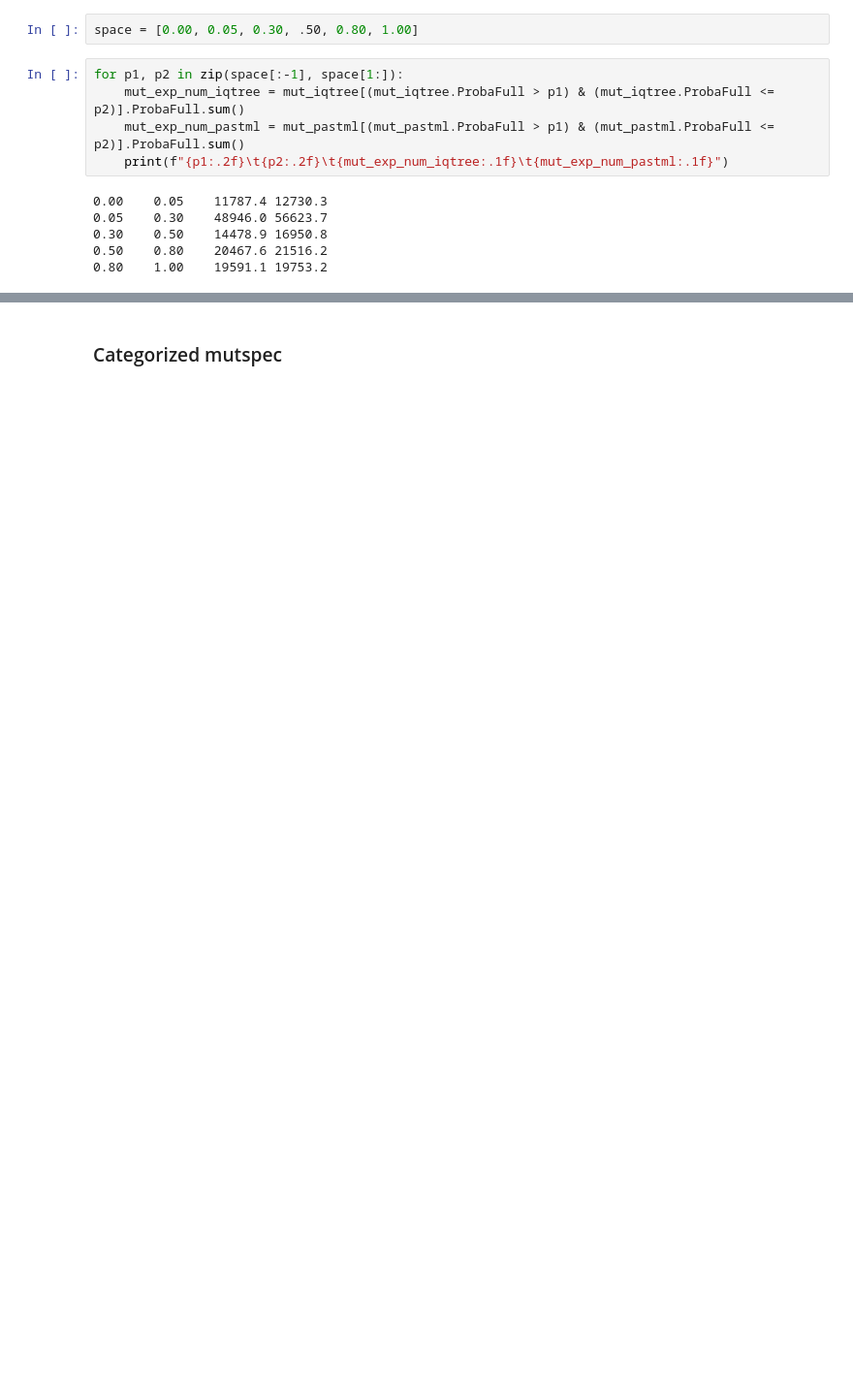
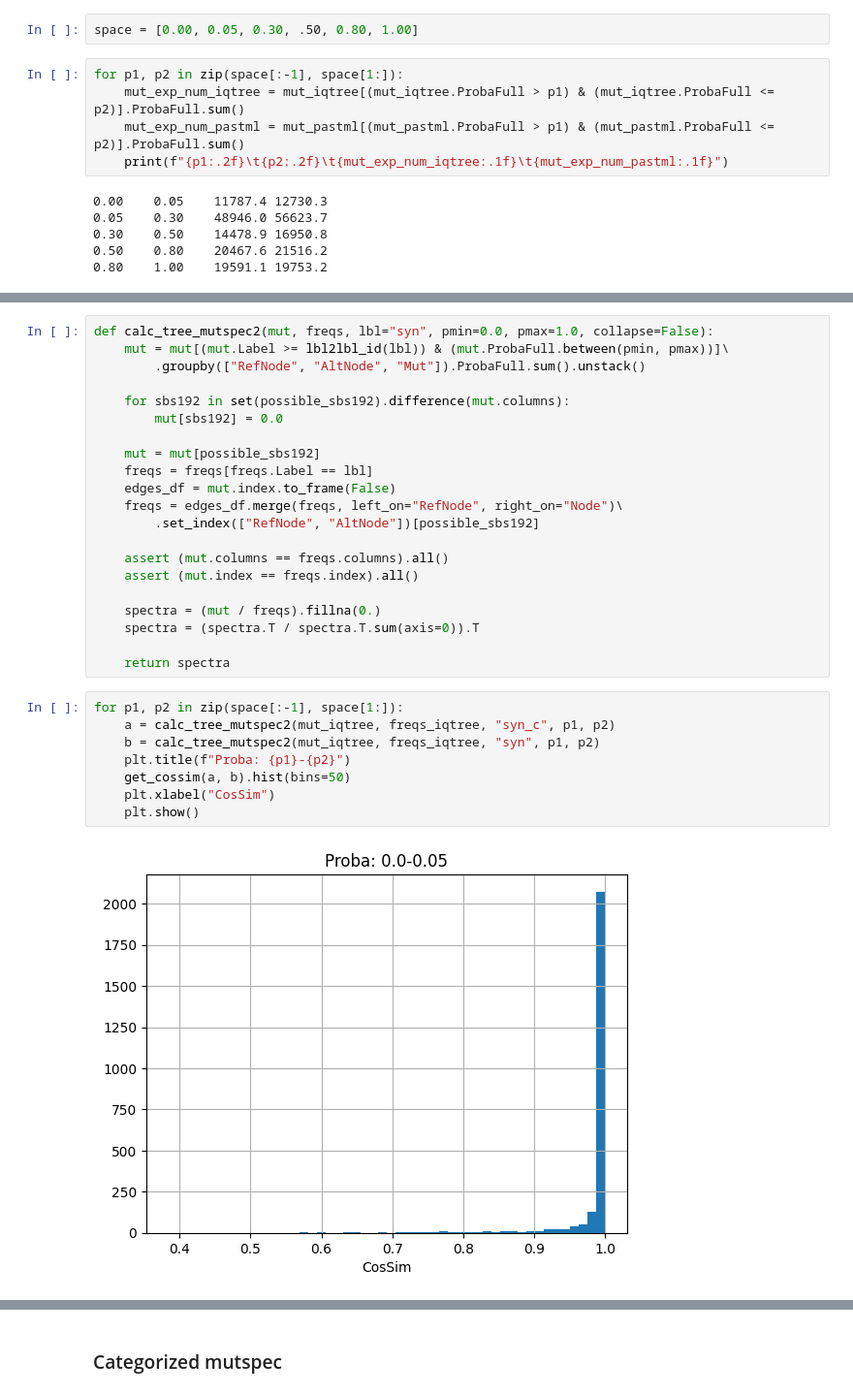
Before and after one commit to mitoclub/nemu-pipeline, a Jupyter notebook: notebooks/pastml_report_mammals_nd1.ipynb, the cells around one changed output, grey strips where cells are left out. Shown at 97% size. Drawn from its saved outputs; the diff is of its cells as text; blank space fills up the shorter version.

```diff
--- a/notebooks/pastml_report_mammals_nd1.ipynb
+++ b/notebooks/pastml_report_mammals_nd1.ipynb
@@ -490,0 +487,31 @@ for p1, p2 in zip(space[:-1], space[1:]):
+# %%
+def calc_tree_mutspec2(mut, freqs, lbl="syn", pmin=0.0, pmax=1.0, collapse=False):
+    mut = mut[(mut.Label >= lbl2lbl_id(lbl)) & (mut.ProbaFull.between(pmin, pmax))]\
+        .groupby(["RefNode", "AltNode", "Mut"]).ProbaFull.sum().unstack()
+
+    for sbs192 in set(possible_sbs192).difference(mut.columns):
+        mut[sbs192] = 0.0
+
+    mut = mut[possible_sbs192]
+    freqs = freqs[freqs.Label == lbl]
+    edges_df = mut.index.to_frame(False)
+    freqs = edges_df.merge(freqs, left_on="RefNode", right_on="Node")\
+        .set_index(["RefNode", "AltNode"])[possible_sbs192]
+
+    assert (mut.columns == freqs.columns).all()
+    assert (mut.index == freqs.index).all()
+
+    spectra = (mut / freqs).fillna(0.)
+    spectra = (spectra.T / spectra.T.sum(axis=0)).T
+
+    return spectra
+# %%
+for p1, p2 in zip(space[:-1], space[1:]):
+    a = calc_tree_mutspec2(mut_iqtree, freqs_iqtree, "syn_c", p1, p2)
+    b = calc_tree_mutspec2(mut_iqtree, freqs_iqtree, "syn", p1, p2)
+    plt.title(f"Proba: {p1}-{p2}")
+    get_cossim(a, b).hist(bins=50)
+    plt.xlabel("CosSim")
+    plt.show()
+# %% [output]
+[figure, added]
```
Also changed, not shown: parts of 16 cells of this notebook, 5 other files.
